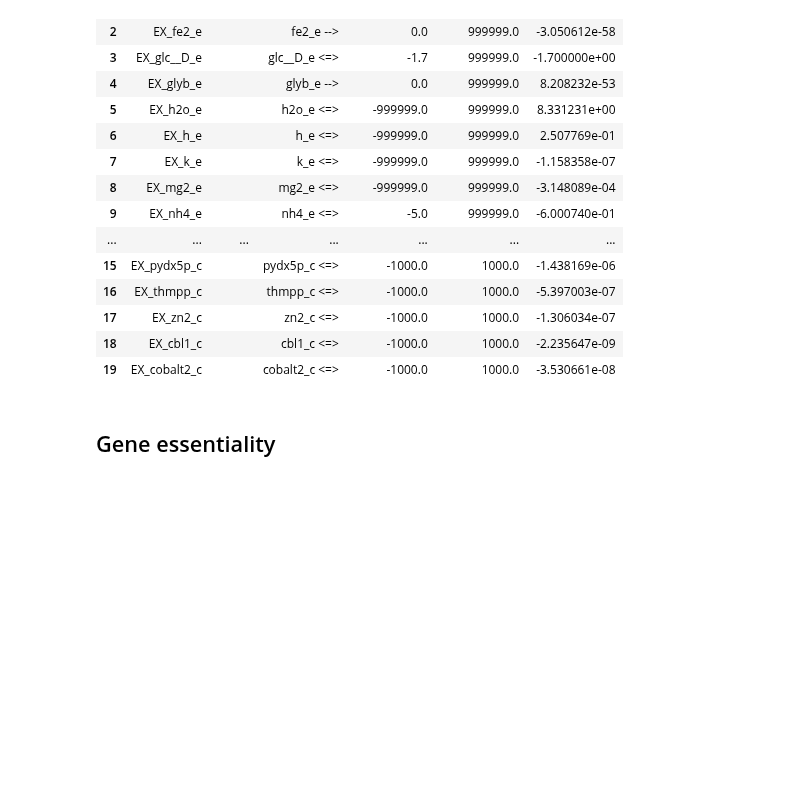
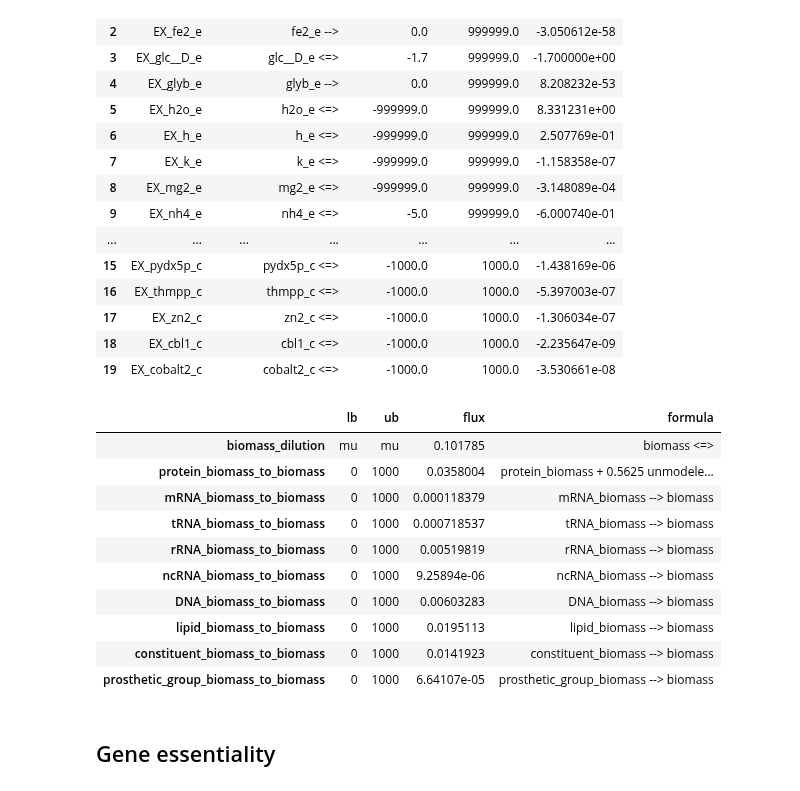
Before and after one commit to jdtibochab/bacillusme, a Jupyter notebook: ecolime/solve_demo.ipynb, the cells around one changed output. Cells and saved outputs as stored; diff of their text form; code cells hidden in the pictures; blank space fills up the shorter version.

```diff
--- a/ecolime/solve_demo.ipynb
+++ b/ecolime/solve_demo.ipynb
@@ -156,3 +144,20 @@ file.close()
+# %%
+summary_df = solution_summary(me)
+summary_df.to_csv('./solution_summary.csv')
+# %%
+summary_df.head(n = 10)
+# %% [output]
+|  | lb | ub | flux | formula |
+| biomass_dilution | mu | mu | 0.101785 | biomass <=> |
+| protein_biomass_to_biomass | 0 | 1000 | 0.0358004 | protein_biomass + 0.5625 unmodele... |
+| mRNA_biomass_to_biomass | 0 | 1000 | 0.000118379 | mRNA_biomass --> biomass |
+| tRNA_biomass_to_biomass | 0 | 1000 | 0.000718537 | tRNA_biomass --> biomass |
+| rRNA_biomass_to_biomass | 0 | 1000 | 0.00519819 | rRNA_biomass --> biomass |
+| ncRNA_biomass_to_biomass | 0 | 1000 | 9.25894e-06 | ncRNA_biomass --> biomass |
+| DNA_biomass_to_biomass | 0 | 1000 | 0.00603283 | DNA_biomass --> biomass |
+| lipid_biomass_to_biomass | 0 | 1000 | 0.0195113 | lipid_biomass --> biomass |
+| constituent_biomass_to_biomass | 0 | 1000 | 0.0141923 | constituent_biomass --> biomass |
+| prosthetic_group_biomass_to_biomass | 0 | 1000 | 6.64107e-05 | prosthetic_group_biomass --> biomass |
 # %%
 flux_dict = me.get_metabolic_flux()
 filename = 'fluxdist_me_bsub.csv'
```
Also changed, not shown: parts of 13 cells of this notebook, 13 other files.
